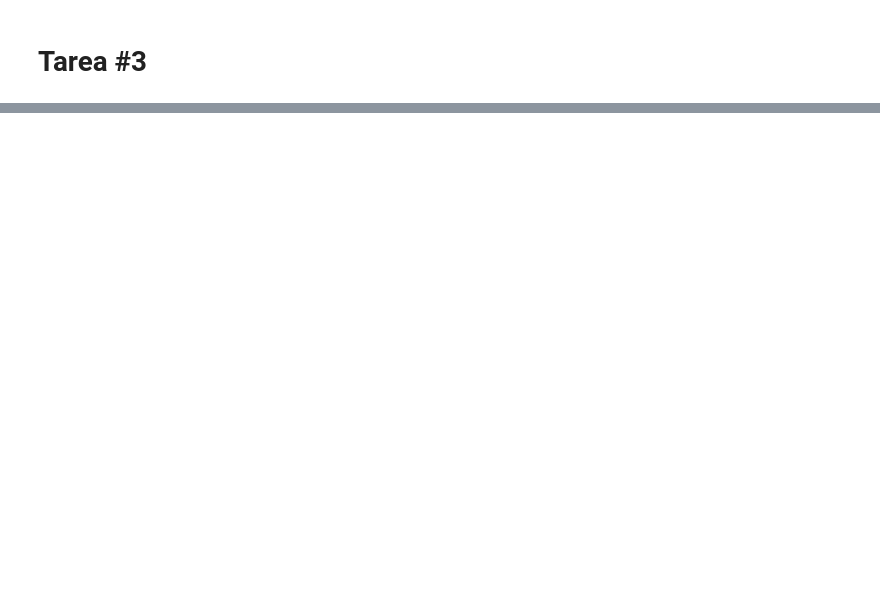
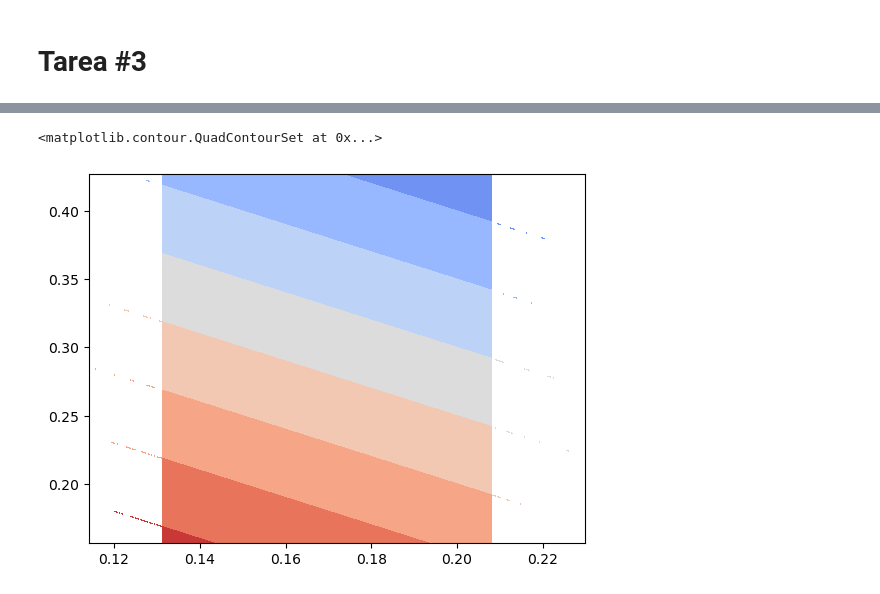
Before and after one commit to desareca/infovis-MDS_UDD, a Jupyter notebook: Tareas/Tarea 3/Tarea 3.ipynb, the cells around one changed output, grey strips where cells are left out. Saved outputs shown, nothing was run; the diff lists cells and outputs as text; code cells hidden in the pictures; blank space fills up the shorter version.

```diff
--- a/Tareas/Tarea 3/Tarea 3.ipynb
+++ b/Tareas/Tarea 3/Tarea 3.ipynb
@@ -127,0 +321,9 @@ df_inscripcion_
+# %%
+X, Y = np.meshgrid(df_admision_matricula_group[df_admision_matricula_group['UNIVERSIDAD'].isin(uni)]['Municipal'],
+                   df_admision_matricula_group[df_admision_matricula_group['UNIVERSIDAD'].isin(uni)]['Particular pagado'])
+plt.contourf(X, Y,
+             1 - X - Y,
+             cmap="coolwarm")
+# %% [output]
+<matplotlib.contour.QuadContourSet at 0x...>
+[figure, added]
```
Also changed, not shown: parts of 19 cells of this notebook.
